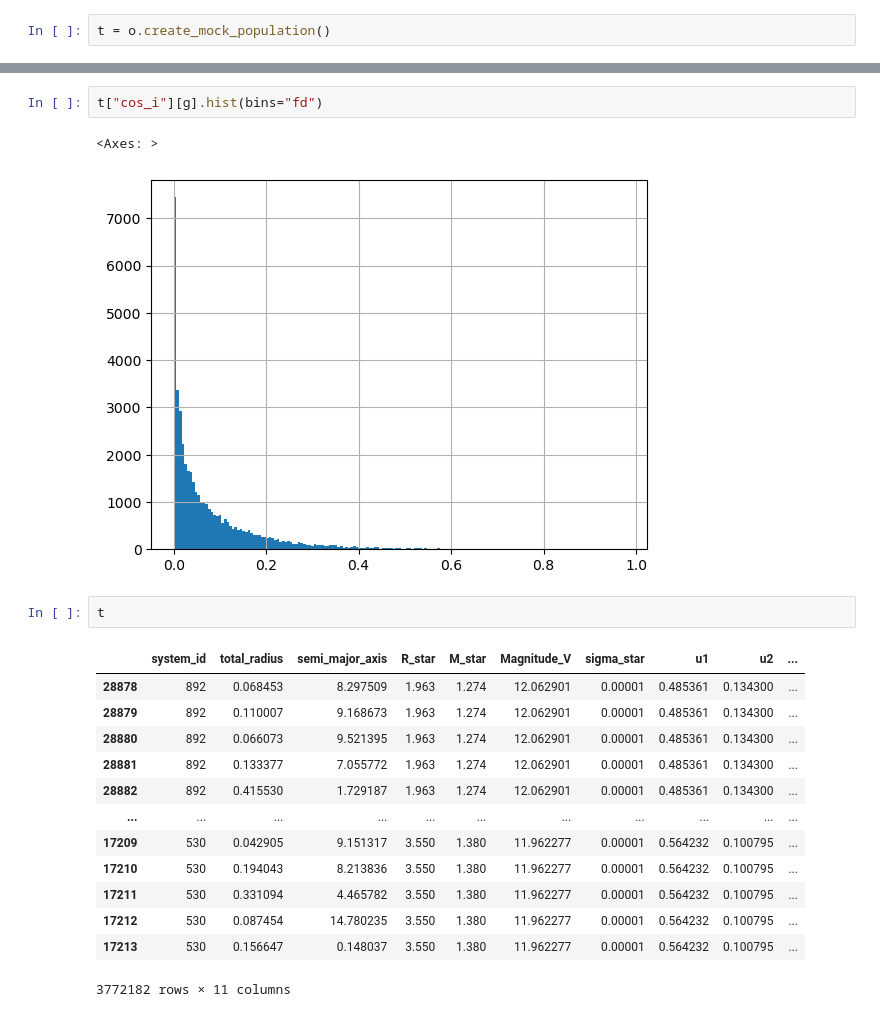
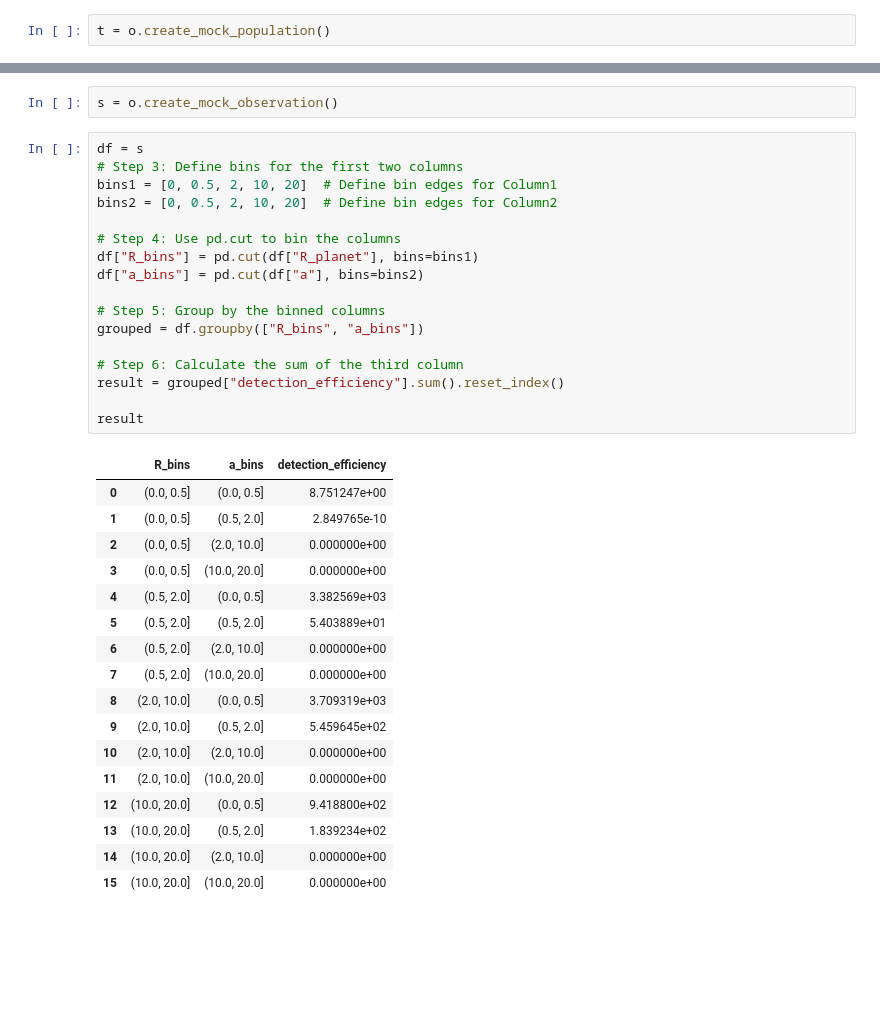
Before and after one commit to ChrisBoettner/plato, a Jupyter notebook: notebooks/test.ipynb, the cells around one changed output, grey strips where cells are left out. Drawn from its saved outputs; the diff is of its cells as text; blank space fills up the shorter version.

```diff
--- a/notebooks/test.ipynb
+++ b/notebooks/test.ipynb
@@ -118,21 +39,37 @@ KeyError: 'R_star'
-# %%
-t["cos_i"][g].hist(bins="fd")
-# %% [output]
-<Axes: >
-[figure, removed]
-# %%
-t
-# %% [output]
-|  | system_id | total_radius | semi_major_axis | R_star | M_star | Magnitude_V | sigma_star | u1 | u2 | ... |
-| 28878 | 892 | 0.068453 | 8.297509 | 1.963 | 1.274 | 12.062901 | 0.00001 | 0.485361 | 0.134300 | ... |
-| 28879 | 892 | 0.110007 | 9.168673 | 1.963 | 1.274 | 12.062901 | 0.00001 | 0.485361 | 0.134300 | ... |
-| 28880 | 892 | 0.066073 | 9.521395 | 1.963 | 1.274 | 12.062901 | 0.00001 | 0.485361 | 0.134300 | ... |
-| 28881 | 892 | 0.133377 | 7.055772 | 1.963 | 1.274 | 12.062901 | 0.00001 | 0.485361 | 0.134300 | ... |
-| 28882 | 892 | 0.415530 | 1.729187 | 1.963 | 1.274 | 12.062901 | 0.00001 | 0.485361 | 0.134300 | ... |
-| ... | ... | ... | ... | ... | ... | ... | ... | ... | ... | ... |
-| 17209 | 530 | 0.042905 | 9.151317 | 3.550 | 1.380 | 11.962277 | 0.00001 | 0.564232 | 0.100795 | ... |
-| 17210 | 530 | 0.194043 | 8.213836 | 3.550 | 1.380 | 11.962277 | 0.00001 | 0.564232 | 0.100795 | ... |
-| 17211 | 530 | 0.331094 | 4.465782 | 3.550 | 1.380 | 11.962277 | 0.00001 | 0.564232 | 0.100795 | ... |
-| 17212 | 530 | 0.087454 | 14.780235 | 3.550 | 1.380 | 11.962277 | 0.00001 | 0.564232 | 0.100795 | ... |
-| 17213 | 530 | 0.156647 | 0.148037 | 3.550 | 1.380 | 11.962277 | 0.00001 | 0.564232 | 0.100795 | ... |
-3772182 rows × 11 columns
+# %%
+s = o.create_mock_observation()
+# %%
+df = s
+# Step 3: Define bins for the first two columns
+bins1 = [0, 0.5, 2, 10, 20]  # Define bin edges for Column1
+bins2 = [0, 0.5, 2, 10, 20]  # Define bin edges for Column2
+
+# Step 4: Use pd.cut to bin the columns
+df["R_bins"] = pd.cut(df["R_planet"], bins=bins1)
+df["a_bins"] = pd.cut(df["a"], bins=bins2)
+
+# Step 5: Group by the binned columns
+grouped = df.groupby(["R_bins", "a_bins"])
+
+# Step 6: Calculate the sum of the third column
+result = grouped["detection_efficiency"].sum().reset_index()
+
+result
+# %% [output]
+|  | R_bins | a_bins | detection_efficiency |
+| 0 | (0.0, 0.5] | (0.0, 0.5] | 8.751247e+00 |
+| 1 | (0.0, 0.5] | (0.5, 2.0] | 2.849765e-10 |
+| 2 | (0.0, 0.5] | (2.0, 10.0] | 0.000000e+00 |
+| 3 | (0.0, 0.5] | (10.0, 20.0] | 0.000000e+00 |
+| 4 | (0.5, 2.0] | (0.0, 0.5] | 3.382569e+03 |
+| 5 | (0.5, 2.0] | (0.5, 2.0] | 5.403889e+01 |
+| 6 | (0.5, 2.0] | (2.0, 10.0] | 0.000000e+00 |
+| 7 | (0.5, 2.0] | (10.0, 20.0] | 0.000000e+00 |
+| 8 | (2.0, 10.0] | (0.0, 0.5] | 3.709319e+03 |
+| 9 | (2.0, 10.0] | (0.5, 2.0] | 5.459645e+02 |
+| 10 | (2.0, 10.0] | (2.0, 10.0] | 0.000000e+00 |
+| 11 | (2.0, 10.0] | (10.0, 20.0] | 0.000000e+00 |
+| 12 | (10.0, 20.0] | (0.0, 0.5] | 9.418800e+02 |
+| 13 | (10.0, 20.0] | (0.5, 2.0] | 1.839234e+02 |
+| 14 | (10.0, 20.0] | (2.0, 10.0] | 0.000000e+00 |
+| 15 | (10.0, 20.0] | (10.0, 20.0] | 0.000000e+00 |
```
Also changed, not shown: parts of 9 cells of this notebook, 6 other files.
